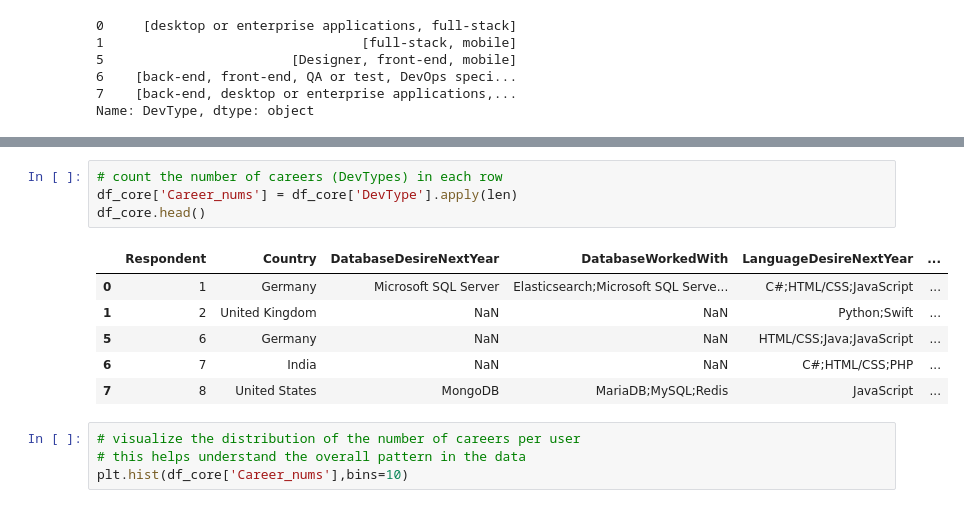
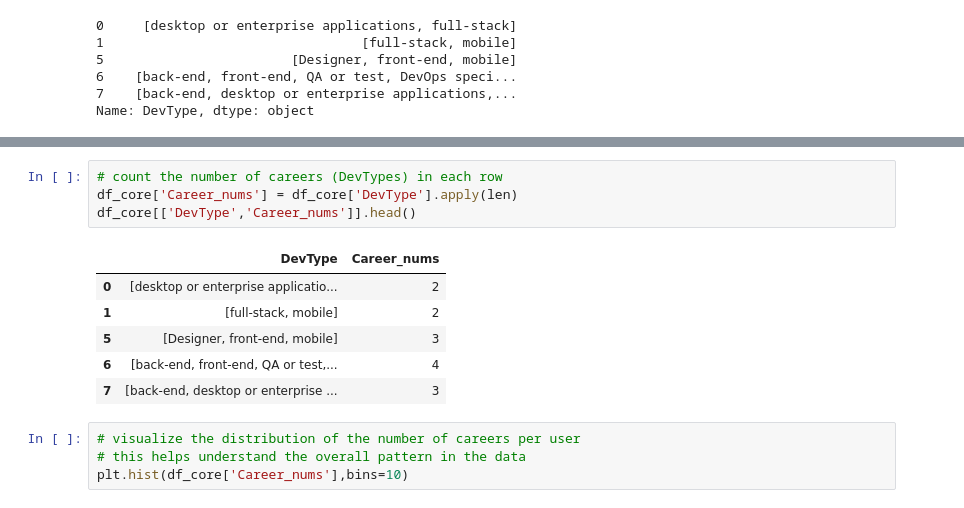
Before and after one commit to YousefAmerAwad/CareerTech-Mapper, a Jupyter notebook: CareerTech-Mapper.ipynb, the cells around one changed output, grey strips where cells are left out. Cells and saved outputs as stored; diff of their text form.

Commit message:
Build feature engineering pipeline and skills representation for career mapping model

```diff
--- a/exploration.ipynb
+++ b/CareerTech-Mapper.ipynb
@@ -266,14 +266,14 @@ Name: DevType, dtype: int64
 # %%
 # count the number of careers (DevTypes) in each row
 df_core['Career_nums'] = df_core['DevType'].apply(len)
-df_core.head()
+df_core[['DevType','Career_nums']].head()
 # %% [output]
-|  | Respondent | Country | DatabaseDesireNextYear | DatabaseWorkedWith | LanguageDesireNextYear | ... |
-| 0 | 1 | Germany | Microsoft SQL Server | Elasticsearch;Microsoft SQL Serve... | C#;HTML/CSS;JavaScript | ... |
-| 1 | 2 | United Kingdom | NaN | NaN | Python;Swift | ... |
-| 5 | 6 | Germany | NaN | NaN | HTML/CSS;Java;JavaScript | ... |
-| 6 | 7 | India | NaN | NaN | C#;HTML/CSS;PHP | ... |
-| 7 | 8 | United States | MongoDB | MariaDB;MySQL;Redis | JavaScript | ... |
+|  | DevType | Career_nums |
+| 0 | [desktop or enterprise applicatio... | 2 |
+| 1 | [full-stack, mobile] | 2 |
+| 5 | [Designer, front-end, mobile] | 3 |
+| 6 | [back-end, front-end, QA or test,... | 4 |
+| 7 | [back-end, desktop or enterprise ... | 3 |
 # %%
 # visualize the distribution of the number of careers per user
 # this helps understand the overall pattern in the data
```
Also changed, not shown: parts of 10 cells of this notebook.
